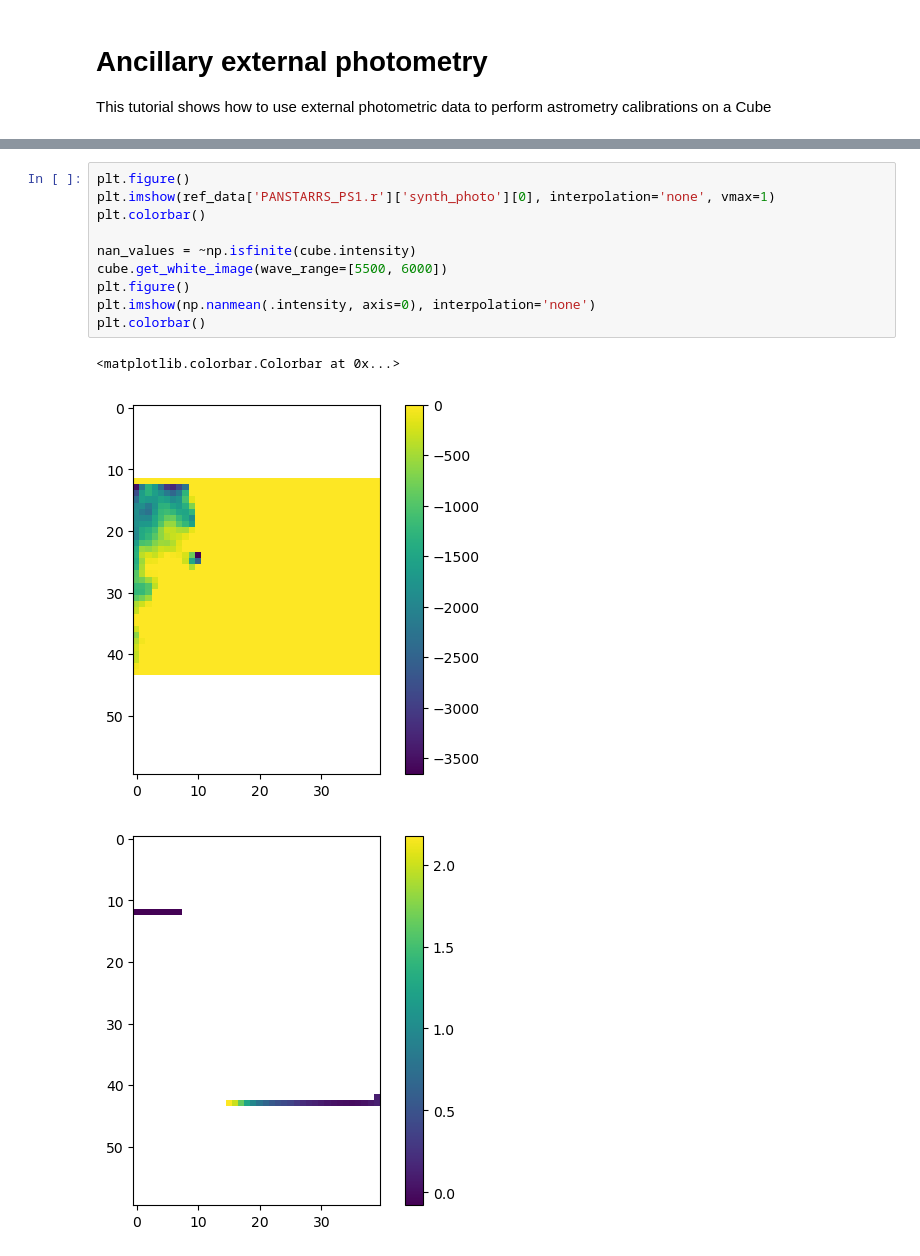
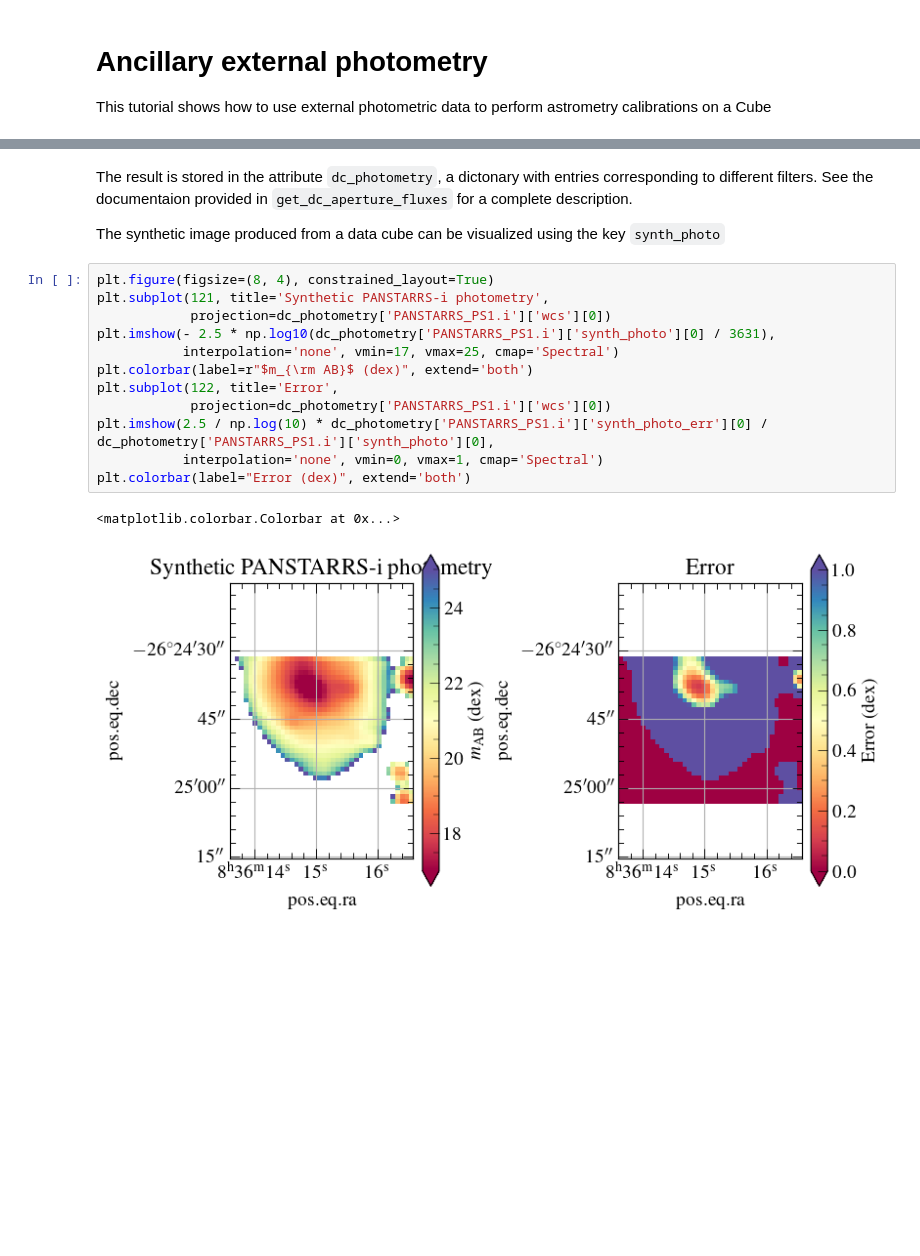
Before and after one commit to pykoala/pykoala, a Jupyter notebook: tutorials/compare_with_external_photo.ipynb, the cells around one changed output, grey strips where cells are left out. Saved outputs shown, nothing was run; the diff lists cells and outputs as text; blank space fills up the shorter version.

```diff
--- a/tutorials/compare_with_external_photo.ipynb
+++ b/tutorials/compare_with_external_photo.ipynb
@@ -71,17 +90,22 @@ Filter transmission curve interpolated to input wavelength array
 [Correction: AncillaryData] Computing aperture fluxes using Cube synthetic photometry
 [Correction: AncillaryData] Creating a grid of circular aperture (rad=0.62 px) every 2.5 pixels
 [Correction: AncillaryData] Total number of apertures: 425
-# %%
-plt.figure()
-plt.imshow(ref_data['PANSTARRS_PS1.r']['synth_photo'][0], interpolation='none', vmax=1)
-plt.colorbar()
-
-nan_values = ~np.isfinite(cube.intensity)
-cube.get_white_image(wave_range=[5500, 6000])
-plt.figure()
-plt.imshow(np.nanmean(.intensity, axis=0), interpolation='none')
-plt.colorbar()
-# %% [output]
-<matplotlib.colorbar.Colorbar at 0x...>
-[figure, removed]
-[figure, removed]
+# %% [markdown]
+The result is stored in the attribute `dc_photometry`, a dictonary with entries corresponding to different filters. See the documentaion provided in `get_dc_aperture_fluxes` for a complete description.
+
+The synthetic image produced from a data cube can be visualized using the key `synth_photo`
+# %%
+plt.figure(figsize=(8, 4), constrained_layout=True)
+plt.subplot(121, title='Synthetic PANSTARRS-i photometry',
+            projection=dc_photometry['PANSTARRS_PS1.i']['wcs'][0])
+plt.imshow(- 2.5 * np.log10(dc_photometry['PANSTARRS_PS1.i']['synth_photo'][0] / 3631),
+           interpolation='none', vmin=17, vmax=25, cmap='Spectral')
+plt.colorbar(label=r"$m_{\rm AB}$ (dex)", extend='both')
+plt.subplot(122, title='Error',
+            projection=dc_photometry['PANSTARRS_PS1.i']['wcs'][0])
+plt.imshow(2.5 / np.log(10) * dc_photometry['PANSTARRS_PS1.i']['synth_photo_err'][0] / dc_photometry['PANSTARRS_PS1.i']['synth_photo'][0],
+           interpolation='none', vmin=0, vmax=1, cmap='Spectral')
+plt.colorbar(label="Error (dex)", extend='both')
+# %% [output]
+<matplotlib.colorbar.Colorbar at 0x...>
+[figure, added]
```
Also changed, not shown: parts of 18 cells of this notebook, 2 other files.
